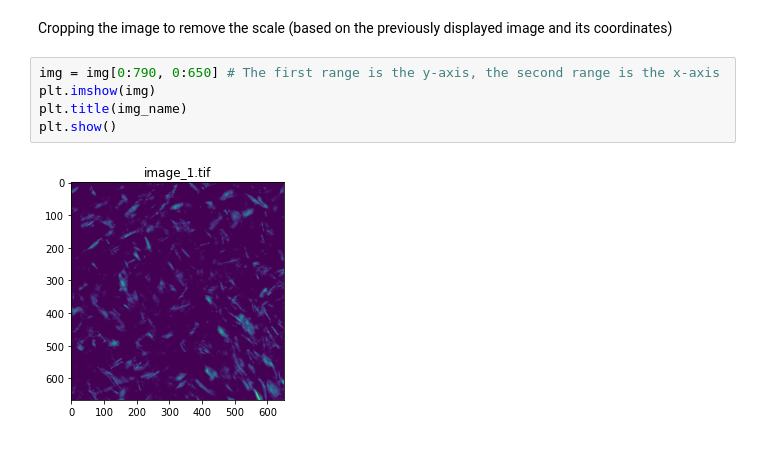
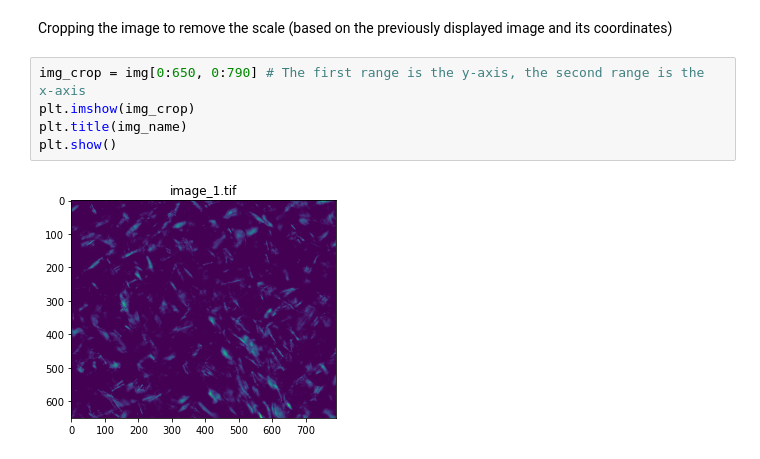
Before and after one commit to mracar/crystal-size-analysis, a Jupyter notebook: crystal_size_analysis.ipynb, the cells around one changed output. Drawn from its saved outputs; the diff is of its cells as text.

```diff
--- a/crystal_size_analysis.ipynb
+++ b/crystal_size_analysis.ipynb
@@ -29,9 +29,9 @@ plt.show()
 # %% [markdown]
 Cropping the image to remove the scale (based on the previously displayed image and its coordinates)
 # %%
-img = img[0:790, 0:650] # The first range is the y-axis, the second range is the x-axis
-plt.imshow(img)
+img_crop = img[0:650, 0:790] # The first range is the y-axis, the second range is the x-axis
+plt.imshow(img_crop)
 plt.title(img_name)
 plt.show()
 # %% [output]
-[figure, old version]
+[figure, new version]
```
Also changed, not shown: parts of 3 cells of this notebook.
